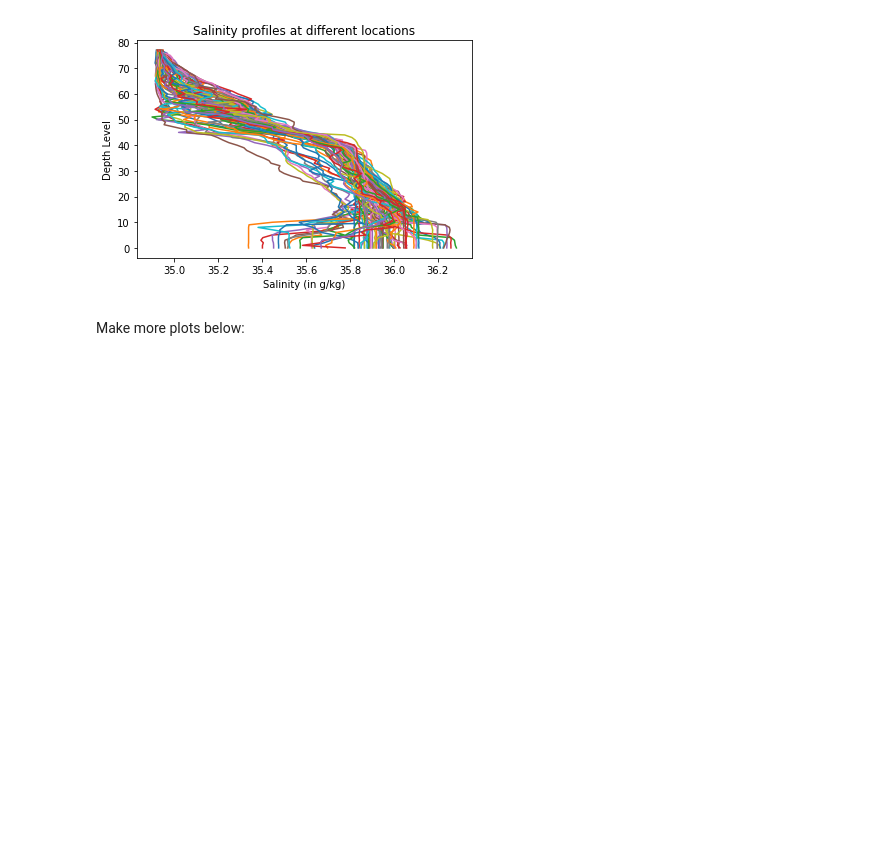
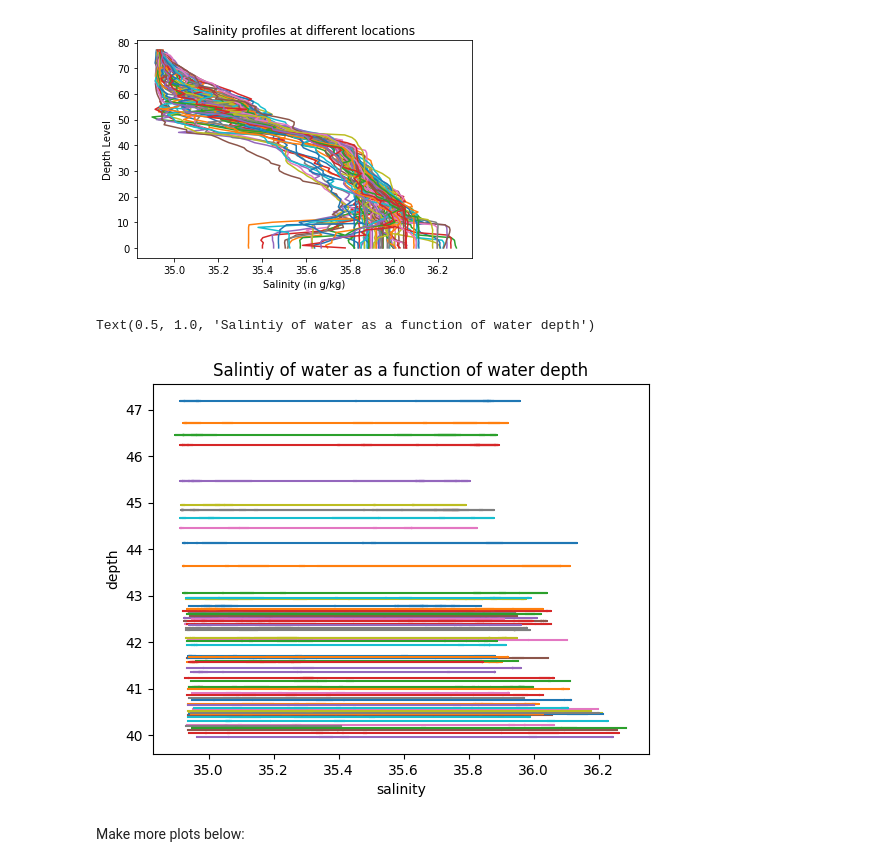
Before and after one commit to quentin02noel/2025_Intro_Python, a Jupyter notebook: notebook/W2_S1.ipynb, the cells around one changed output. Saved outputs shown, nothing was run; the diff lists cells and outputs as text; code cells hidden in the pictures; blank space fills up the shorter version.

```diff
--- a/notebook/W2_S1.ipynb
+++ b/notebook/W2_S1.ipynb
@@ -175,0 +160,14 @@ ___ = CT_from_t(___,___,___)
+# %%
+import numpy as np
+
+S = np.load(files[0])   # salinity
+level = np.load(files[1])
+T = np.load(files[2])   # temperature
+lat = np.load(files[3])
+lon = np.load(files[4])
+date = np.load(files[5])
+P = np.load(files[6])   # pressure
+
+print("S:", S.shape)
+print("T:", T.shape)
+print("P:", P.shape)
@@ -175,0 +178,9 @@ ___ = CT_from_t(___,___,___)
+# %%
+import numpy as np
+from gsw import CT_from_t
+
+# Étendre S et T sur les 2 dimensions pour qu'ils correspondent à P
+S_2D = np.tile(S[np.newaxis, :], (78, 1))  # (78, 75)
+T_2D = np.tile(T[:, np.newaxis], (1, 75))  # (78, 75)
+
+print(S_2D.shape, T_2D.shape, P.shape)
@@ -195,9 +232,12 @@ Hint 2: Each plot should have a line for each column of data. It will look messy
 # %% [markdown]
 ![Salinity_example.png](embedded-picture-1)
 # %%
-plt.plot(___,___); # The semi-colon prevents printing the line objects
-plt.xlabel(___) # Takes a string as argument
-plt.ylabel(___)
-plt.title(___)
+plt.plot(level,S_2D); # The semi-colon prevents printing the line objects
+plt.xlabel('salinity') # Takes a string as argument
+plt.ylabel('depth')
+plt.title('Salintiy of water as a function of water depth')
+# %% [output]
+Text(0.5, 1.0, 'Salintiy of water as a function of water depth')
+[figure, added]
 # %% [markdown]
 Make more plots below:
```
Also changed, not shown: parts of 16 cells of this notebook.
